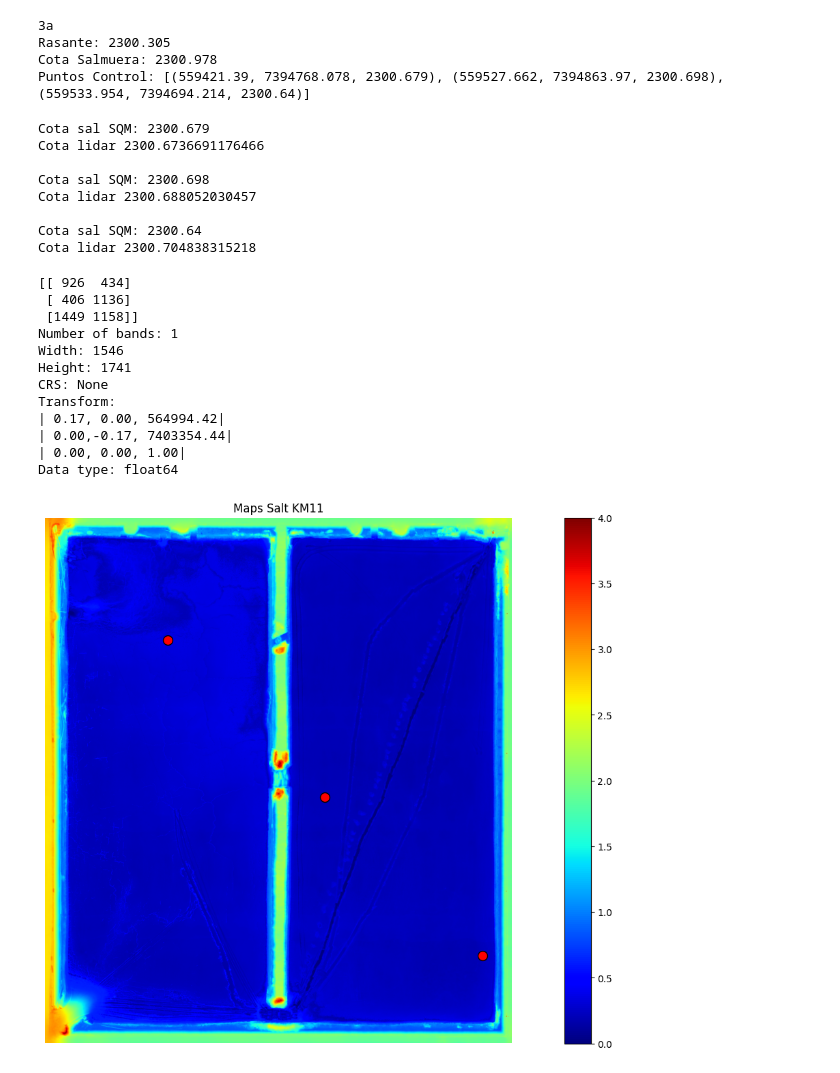
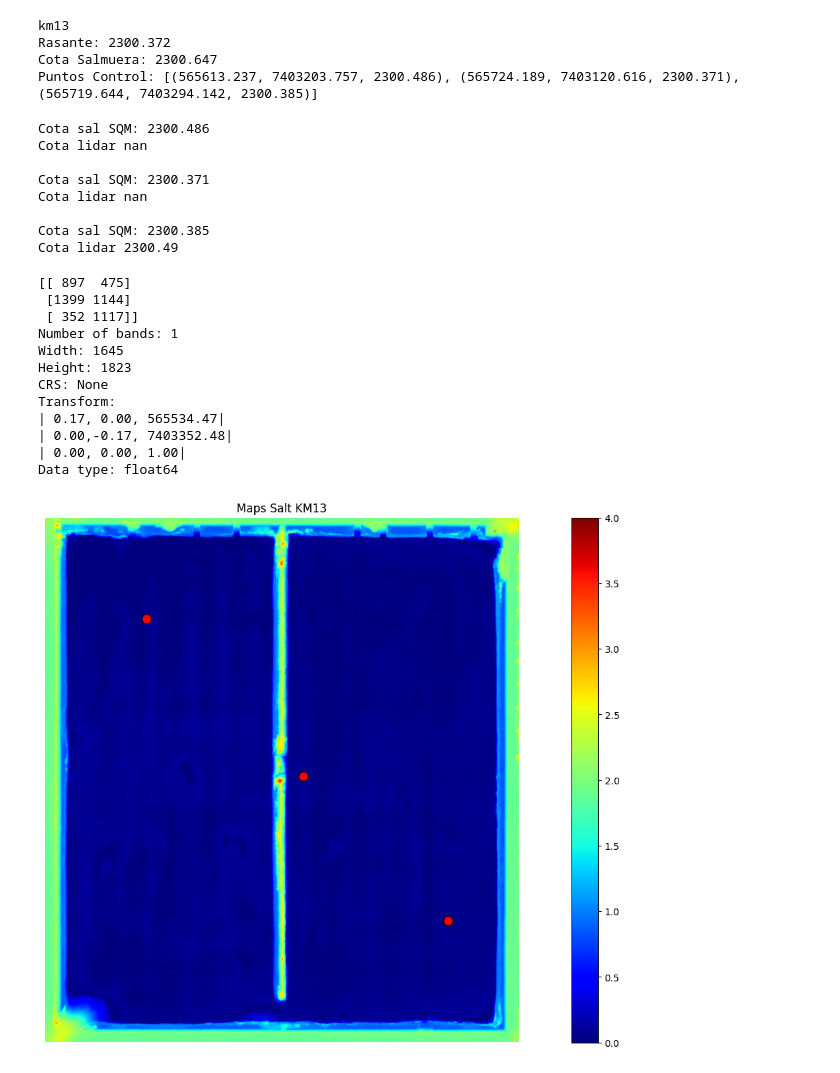
Before and after one commit to Kauel-Chile/sqm_batimetria, a Jupyter notebook: points_comparation.ipynb, the cells around one changed output. Drawn from its saved outputs; the diff is of its cells as text; code cells hidden in the pictures.

```diff
--- a/points_comparation.ipynb
+++ b/points_comparation.ipynb
@@ -84,9 +84,14 @@ pozas = {
 }
 
 
-DATE = 250330
-POZA = '3a'
-PATH_LAS = f'data/{DATE}_100m_7ms_100khz_plena_luz/pozas/{POZA}_100m_7ms_100khz_plena-luz_0_0.las'
+DATE = 29032025
+H = 150
+V = 10
+F = 50
+C = 'plena_luz'
+POZA = 'km13'
+S = 'sectorb'
+PATH_LAS = f'data/vuelos_marzos/{DATE}/{H}m_{V}ms_{F}khz_{C}/{POZA}_{S}_{H}m_{V}ms_{F}khz_{C}_0_0.las'
 LIMIT = -1
 
 rasante = rasantes.get(POZA, None)
@@ -95,10 +100,10 @@ i_puntos = pozas.get(POZA,None)
 
 print(f'{POZA}\nRasante: {rasante}\nCota Salmuera: {c_salmuera}\nPuntos Control: {i_puntos}')
 # %% [output]
-3a
-Rasante: 2300.305
-Cota Salmuera: 2300.978
-Puntos Control: [(559421.39, 7394768.078, 2300.679), (559527.662, 7394863.97, 2300.698), (559533.954, 7394694.214, 2300.64)]
+km13
+Rasante: 2300.372
+Cota Salmuera: 2300.647
+Puntos Control: [(565613.237, 7403203.757, 2300.486), (565724.189, 7403120.616, 2300.371), (565719.644, 7403294.142, 2300.385)]
 # %%
 las = read_las_file(PATH_LAS)
 
@@ -152,28 +157,24 @@ radius = 0.5
 for xi, yi, cota_sal_sqm in i_puntos:
     point_of_interest = np.array([xi, yi])
     indices = kdtree.query_ball_point(point_of_interest, radius)
-    #cota_sal = np.mean(z[indices])
-    n, cota_sal = find_best_gmm(np.expand_dims(z[indices],-1), max_components=1)
-
-    #print(n, mean)
-    #plt.hist(z[indices], bins=30)
-    #plt.show()
-    print(f'Cota sal SQM: {cota_sal_sqm}\nCota lidar {cota_sal[0,0]}\n')
+    cota_sal = np.mean(z[indices])
+    #n, cota_sal = find_best_gmm(np.expand_dims(z[indices],-1), max_components=1)
+    print(f'Cota sal SQM: {cota_sal_sqm}\nCota lidar {cota_sal}\n')
 # %% [output]
-Cota sal SQM: 2300.679
-Cota lidar 2300.6736691176466
+Cota sal SQM: 2300.486
+Cota lidar nan
 
-Cota sal SQM: 2300.698
-Cota lidar 2300.688052030457
+Cota sal SQM: 2300.371
+Cota lidar nan
 
-Cota sal SQM: 2300.64
-Cota lidar 2300.704838315218
+Cota sal SQM: 2300.385
+Cota lidar 2300.49
 # %%
 import numpy as np
 import rasterio
 import matplotlib.pyplot as plt
 
-POZA= 'km11'
+POZA= 'km13'
 
 i_puntos = pozas.get(POZA,None)
 tiff_path = f'dems/{POZA}.tiff'
@@ -187,38 +188,38 @@ with rasterio.open(tiff_path) as src:
     print(p)
     x,y = p[:,0], p[:,0]
 
     # Print basic information about the raster
     print(f'Number of bands: {src.count}')
     print(f'Width: {src.width}')
     print(f'Height: {src.height}')
     print(f'CRS: {src.crs}')
     print(f'Transform: \n{src.transform}')
     print(f'Data type: {src.dtypes[0]}')
 
     # Display the image
     if src.count == 1:
         plt.figure(figsize=(20,10))
         plt.scatter(x,y, color='red', marker='o', s=100, edgecolor='black')
         plt.imshow(data[0], cmap='jet')
     else:
         plt.imshow(data.transpose(1, 2, 0))
 
     plt.title(f'Maps Salt {POZA.upper()}')
     plt.colorbar()
     plt.axis('off')
     plt.savefig(output_path, dpi=300, bbox_inches='tight')
     plt.show()
 # %% [output]
-[[ 926  434]
- [ 406 1136]
- [1449 1158]]
+[[ 897  475]
+ [1399 1144]
+ [ 352 1117]]
 Number of bands: 1
-Width: 1546
-Height: 1741
+Width: 1645
+Height: 1823
 CRS: None
 Transform:
-| 0.17, 0.00, 564994.42|
-| 0.00,-0.17, 7403354.44|
+| 0.17, 0.00, 565534.47|
+| 0.00,-0.17, 7403352.48|
 | 0.00, 0.00, 1.00|
 Data type: float64
-[figure, old version]
+[figure, new version]
```
